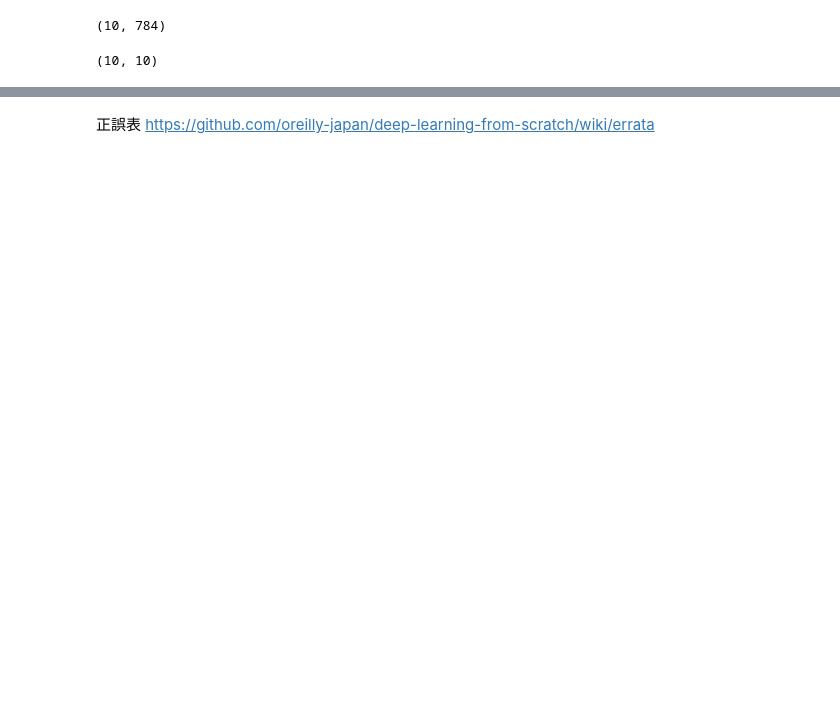
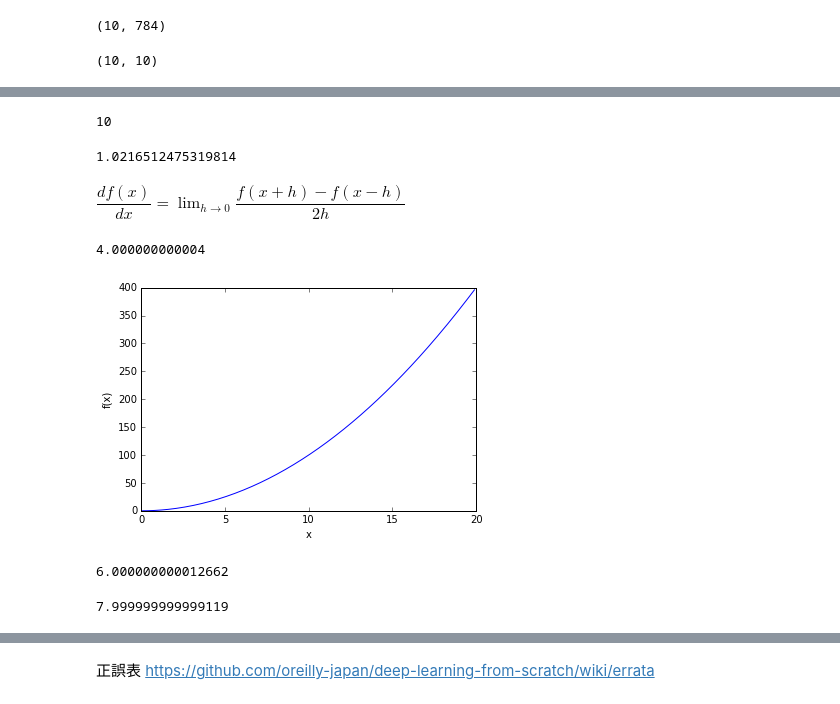
Before and after one commit to hidenori-t/deep-learning-from-scratch, a Jupyter notebook: ch04/ch04.ipynb, the cells around one changed output, grey strips where cells are left out. Cells and saved outputs as stored; diff of their text form; code cells hidden in the pictures; blank space fills up the shorter version.

Commit message:
add jupyter notebook

```diff
--- a/ch04/ch04.ipynb
+++ b/ch04/ch04.ipynb
@@ -68,0 +195,26 @@ print(t_batch.shape)
+# %%
+np.array(y).shape[0]
+# %% [output]
+10
+# %%
+# 4.2.4 p.94 one-hot表現ではない(ラベル表現のとき)
+
+t = [2] #「2」を正解とする教師データ ラベル表現のとき
+y = [0.1, 0.05, 0.6, 0.0, 0.05, 0.1, 0.0, 0.1, 0.0, 0.0] #「2」の確率が最も高い場合のニューラルネットワークの出力
+
+def cross_entropy_error(y, t):
+    if y.ndim == 1: # データひとつあたりの交差エントロピー誤差を求める場合
+        t = t.reshape(1, t.size) # 1×tの配列の要素数のサイズに変形 t=array([[2]])
+        y = y.reshape(1, y.size) # 1×yの配列の要素数のサイズに変形 y=array([[ 0.1 ,  0.05,  0.6 ,  0.  ,  0.05,  0.1 ,  0.  ,  0.1 ,  0.  ,  0.  ]])
+
+    batch_size = y.shape[0] # # yの第1次元の要素の長さ，すなわちベクトルの長さ batch_size =10
+
+    # y[np.arange(batch_size), t]) = [[ 0.6]]
+    # np.log(y[np.arange(batch_size), t]) = [[-0.51082562]]
+    # t * np.log(y[np.arange(batch_size), t]) = [[-1.02165125]]
+    # -np.sum(t * np.log(y[np.arange(batch_size), t]))=1.02165124753
+    return -np.sum(t * np.log(y[np.arange(batch_size), t])) / batch_size
+
+cross_entropy_error(np.array(y), np.array(t))
+# %% [output]
+1.0216512475319814
@@ -68,0 +226,32 @@ print(t_batch.shape)
+# %% [markdown]
+$\dfrac {df(x)} {dx}=\displaystyle\lim _{h\rightarrow 0}\dfrac {f\left( x+h\right) -f\left( x-h\right) } {2h}$
+# %%
+# 4.3.1 p.100 数値微分と解析微分との差異
+def f(x):
+    return x**2
+numerical_diff(f, 2)
+# %% [output]
+4.000000000004
+# %%
+# 4.3.2 p.100
+import numpy as np
+import matplotlib.pylab as plt
+# jupyter notebook に画像を表示するために下記を書いた
+%matplotlib inline
+
+x = np.arange(0.0, 20.0, 0.1) # 0から20まで，0.1刻みのx配列
+y = f(x)
+plt.xlabel("x")
+plt.ylabel("f(x)")
+plt.plot(x, y)
+plt.show()
+# %% [output]
+[figure, added]
+# %%
+numerical_diff(f, 3)
+# %% [output]
+6.000000000012662
+# %%
+numerical_diff(f, 4)
+# %% [output]
+7.999999999999119
```
Also changed, not shown: parts of 35 cells of this notebook.
